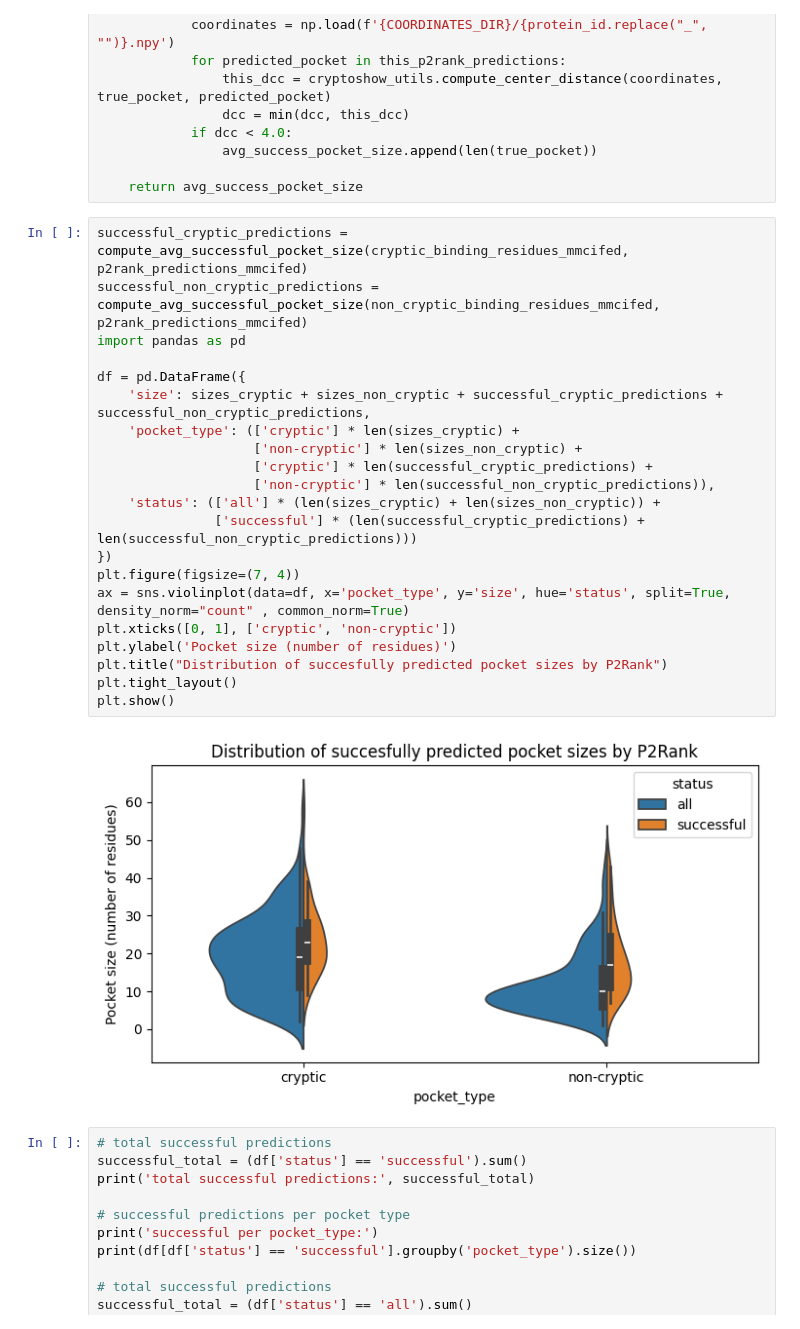
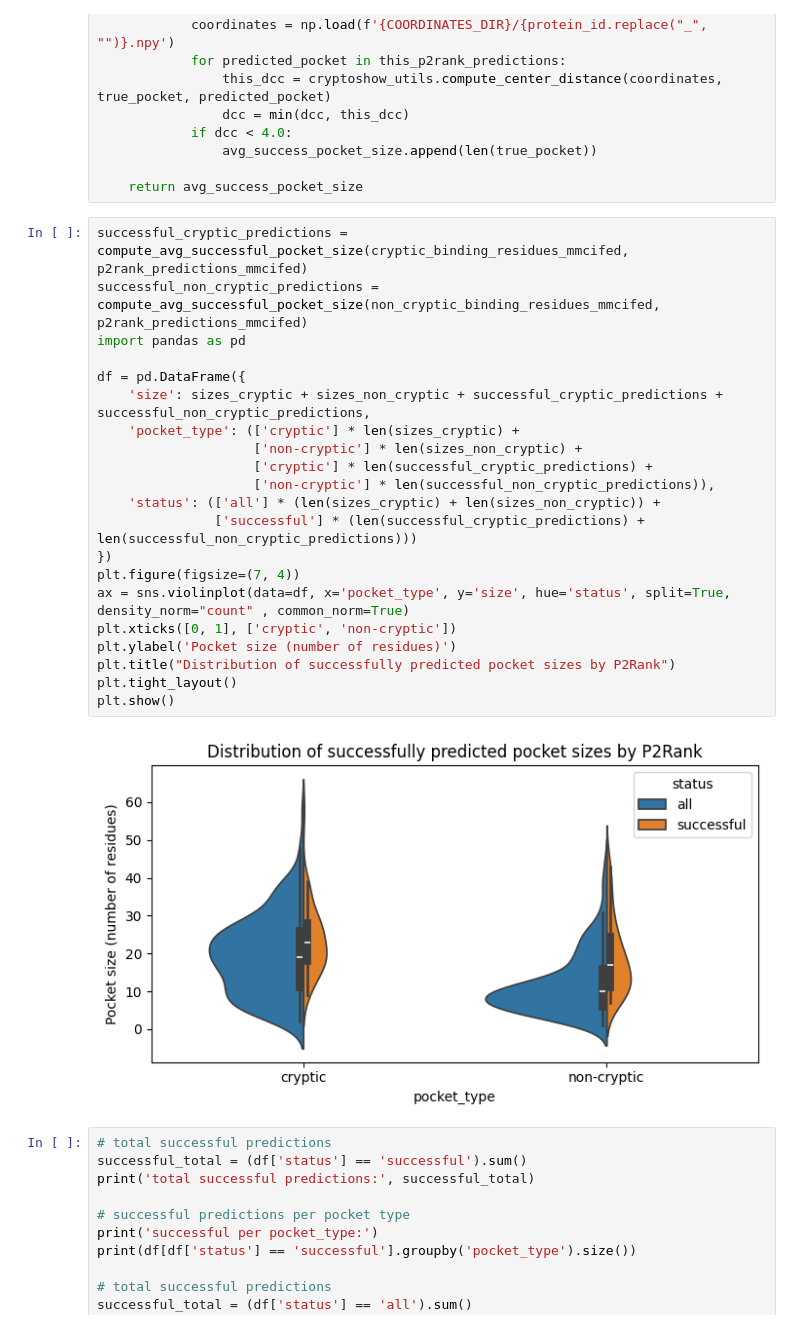
Before and after one commit to skrhakv/seq2pocket, a Jupyter notebook: src/D-visualize/pocket-size.ipynb, the cells around one changed output. Saved outputs shown, nothing was run; the diff lists cells and outputs as text.

```diff
--- a/src/D-visualize/pocket-size.ipynb
+++ b/src/D-visualize/pocket-size.ipynb
@@ -78,26 +78,26 @@ def compute_avg_successful_pocket_size(binding_pockets, predicted_pockets):
 # %%
 successful_cryptic_predictions = compute_avg_successful_pocket_size(cryptic_binding_residues_mmcifed, p2rank_predictions_mmcifed)
 successful_non_cryptic_predictions = compute_avg_successful_pocket_size(non_cryptic_binding_residues_mmcifed, p2rank_predictions_mmcifed)
 import pandas as pd
 
 df = pd.DataFrame({
     'size': sizes_cryptic + sizes_non_cryptic + successful_cryptic_predictions + successful_non_cryptic_predictions,
     'pocket_type': (['cryptic'] * len(sizes_cryptic) +
                     ['non-cryptic'] * len(sizes_non_cryptic) +
                     ['cryptic'] * len(successful_cryptic_predictions) +
                     ['non-cryptic'] * len(successful_non_cryptic_predictions)),
     'status': (['all'] * (len(sizes_cryptic) + len(sizes_non_cryptic)) +
                ['successful'] * (len(successful_cryptic_predictions) + len(successful_non_cryptic_predictions)))
 })
 plt.figure(figsize=(7, 4))
 ax = sns.violinplot(data=df, x='pocket_type', y='size', hue='status', split=True, density_norm="count" , common_norm=True)
 plt.xticks([0, 1], ['cryptic', 'non-cryptic'])
 plt.ylabel('Pocket size (number of residues)')
-plt.title("Distribution of succesfully predicted pocket sizes by P2Rank")
+plt.title("Distribution of successfully predicted pocket sizes by P2Rank")
 plt.tight_layout()
 plt.show()
 # %% [output]
-[figure, old version]
+[figure, new version]
 # %%
 # total successful predictions
 successful_total = (df['status'] == 'successful').sum()
```
Also changed, not shown: parts of 2 cells of this notebook.
